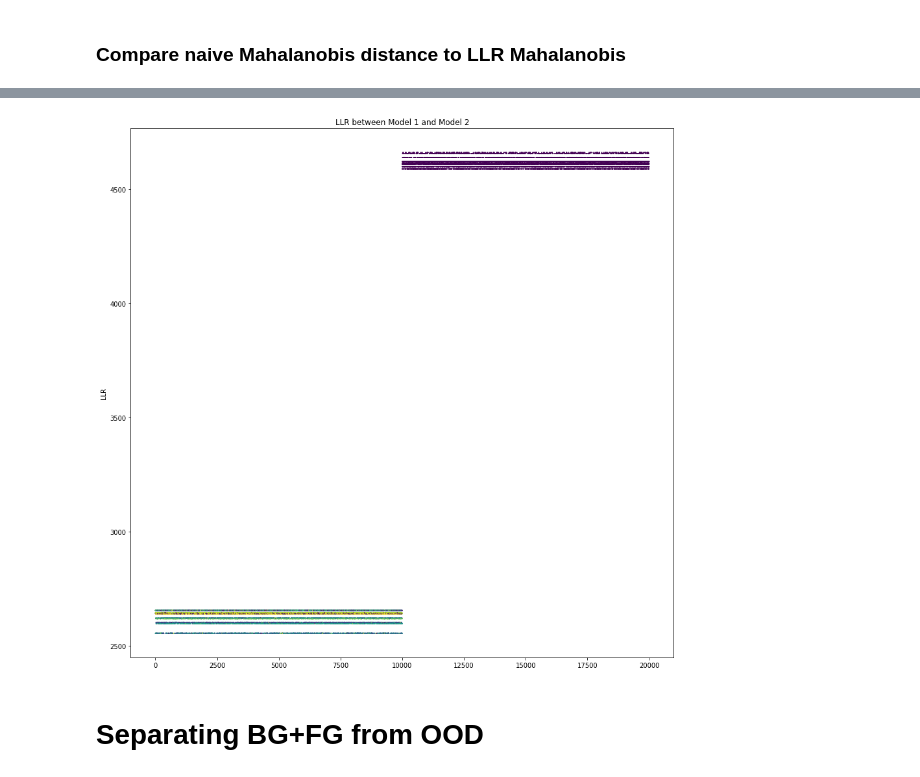
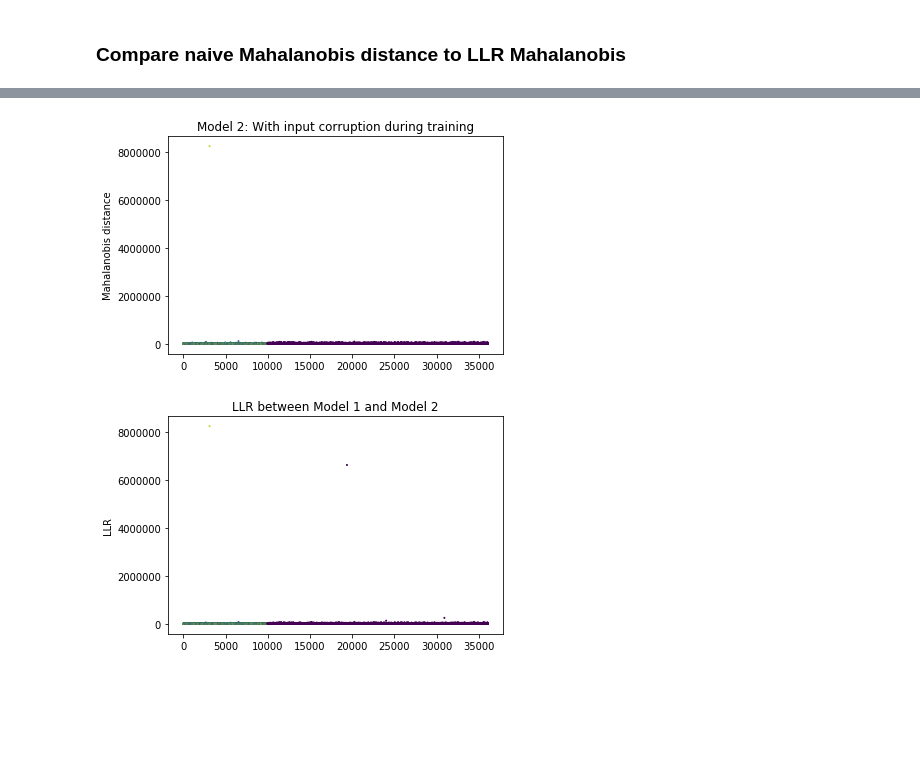
Before and after one commit to BalahariVignesh/simple-faster-rcnn-pytorch, a Jupyter notebook: notebook_experiments/mahalanobis_llr.ipynb, the cells around one changed output, grey strips where cells are left out. Drawn from its saved outputs; the diff is of its cells as text; code cells hidden in the pictures; blank space fills up the shorter version.

```diff
--- a/notebook_experiments/mahalanobis_llr.ipynb
+++ b/notebook_experiments/mahalanobis_llr.ipynb
@@ -898,0 +1024,34 @@ plt.show()
+# %%
+OOD_SET = 'svhn'
+
+with h5py.File('mahal_llr_1.h5', 'r') as f:
+    d1_val = f['val/mahalanobis_all_dists'][()]
+    d1_ood = f[f'{OOD_SET}/mahalanobis_all_dists'][()]
+
+with h5py.File('mahal_llr_2.h5', 'r') as f:
+    d2_val = f['val/mahalanobis_all_dists'][()]
+    d2_ood = f[f'{OOD_SET}/mahalanobis_all_dists'][()]
+
+with h5py.File('mahal_llr_1.h5', 'r') as f:
+    labels_val = f['val/labels'][()]
+    labels_ood = f[f'{OOD_SET}/labels'][()]
+
+    softmax_val = softmax(f['val/softmax_outputs'][()])
+    softmax_ood = softmax(f[f'{OOD_SET}/softmax_outputs'][()])
+
+llr_val = llr(d1_val, d2_val)
+llr_ood = llr(d1_ood, d2_ood)
+# %%
+from ood_metrics import plot_roc
+
+llr_scores = abs(np.concatenate([llr_val, llr_ood], axis=0))
+labels = np.concatenate([labels_val, labels_ood], axis=0)
+labels[labels < 10] = 0
+labels[labels >= 10] = 1
+
+naive_scores = np.concatenate([d1_val.min(axis=1), d1_ood.min(axis=1)], axis=0)
+softmax_scores = np.concatenate([softmax_val.max(axis=1), softmax_ood.max(axis=1)], axis=0)
+
+plot_roc(-softmax_scores, labels, title="Using Max Softmax")
+plot_roc(naive_scores, labels, title="Using Regular Mahalanobis")
+plot_roc(llr_scores, labels, title="Using LLR")
@@ -898,0 +1062,8 @@ plt.show()
+# %%
+labels = np.concatenate([labels_val, labels_ood], axis=0)
+labels[labels >= 10] = 0
+
+plt.scatter(range(len(naive_scores)), naive_scores, c=labels, s=1)
+plt.title("Model 1: No input corruption during training")
+plt.ylabel("Mahalanobis distance")
+plt.show()
@@ -899,10 +1072,15 @@ plt.show()
+# %%
+other_scores = np.concatenate([d2_val.min(axis=1), d2_ood.min(axis=1)], axis=0)
+plt.scatter(range(len(other_scores)), other_scores, c=labels, s=1)
+plt.title("Model 2: With input corruption during training")
+plt.ylabel("Mahalanobis distance")
+plt.show()
+# %% [output]
+[figure, added]
 # %%
-plt.figure(figsize=(15,15))
-plt.scatter(range(len(llr)), llr, c=labels, s=1)
+plt.scatter(range(len(llr_scores)), llr_scores, c=labels, s=1)
 plt.title("LLR between Model 1 and Model 2")
 plt.ylabel("LLR")
 plt.show()
 # %% [output]
-[figure, old version]
+[figure, new version]
-# %% [markdown]
-# Separating BG+FG from OOD
```
Also changed, not shown: parts of 29 cells of this notebook, 3 other files.
